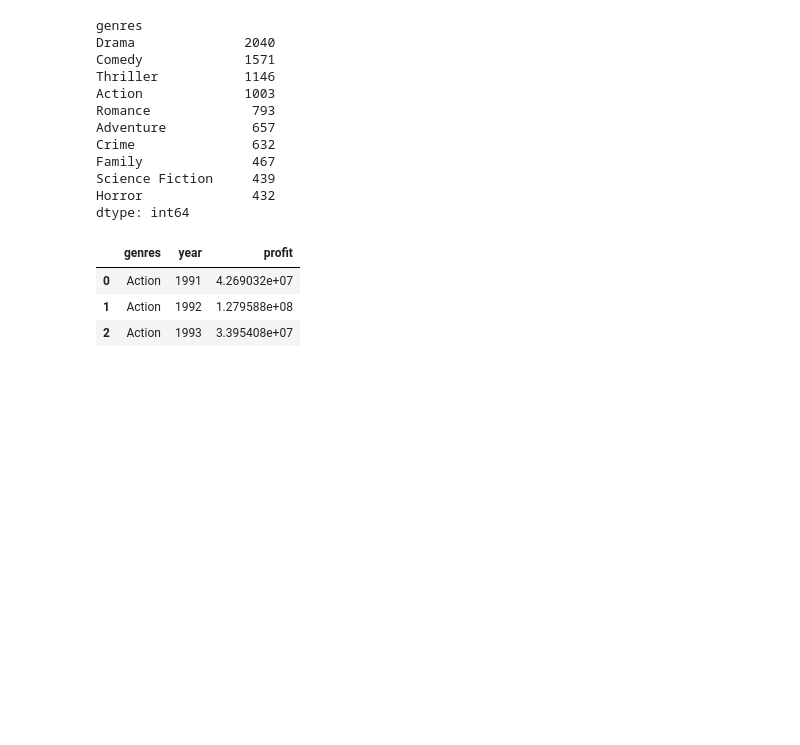
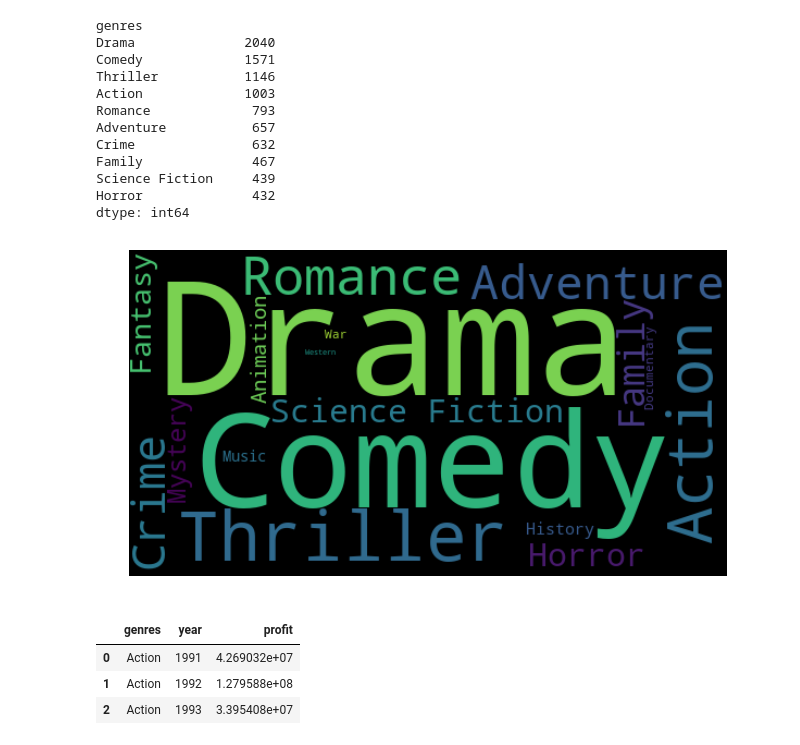
Before and after one commit to k7p/dataviz_project, a Jupyter notebook: code/visual1.ipynb, the cells around one changed output. Cells and saved outputs as stored; diff of their text form; code cells hidden in the pictures; blank space fills up the shorter version.

Commit message:
added two more plots

```diff
--- a/code/visual1.ipynb
+++ b/code/visual1.ipynb
@@ -141,6 +143,23 @@ Family              467
 Science Fiction     439
 Horror              432
 dtype: int64
+# %%
+words = dict()
+trunc_occurences = df1.groupby(["genres"]).size().sort_values(ascending=False).reset_index()
+trunc_occurences.columns = ["genres", "frequency"]
+for i in range(18):
+    words[trunc_occurences["genres"][i]] = trunc_occurences["frequency"][i]
+tone = 100 # define the color of the words
+f, ax = plt.subplots(figsize=(14, 6))
+wordcloud = WordCloud(width=550,height=300, background_color='black',
+                      max_words=1628,relative_scaling=0.7,
+                      normalize_plurals=False)
+wordcloud.generate_from_frequencies(words)
+plt.imshow(wordcloud, interpolation="bilinear")
+plt.axis('off')
+plt.show()
+# %% [output]
+[figure, added]
 # %%
 genres = ["Drama","Comedy","Thriller","Action","Romance","Adventure","Crime","Science", "Fiction","Horror","Family"]
 # %%
```
Also changed, not shown: parts of 14 cells of this notebook.
